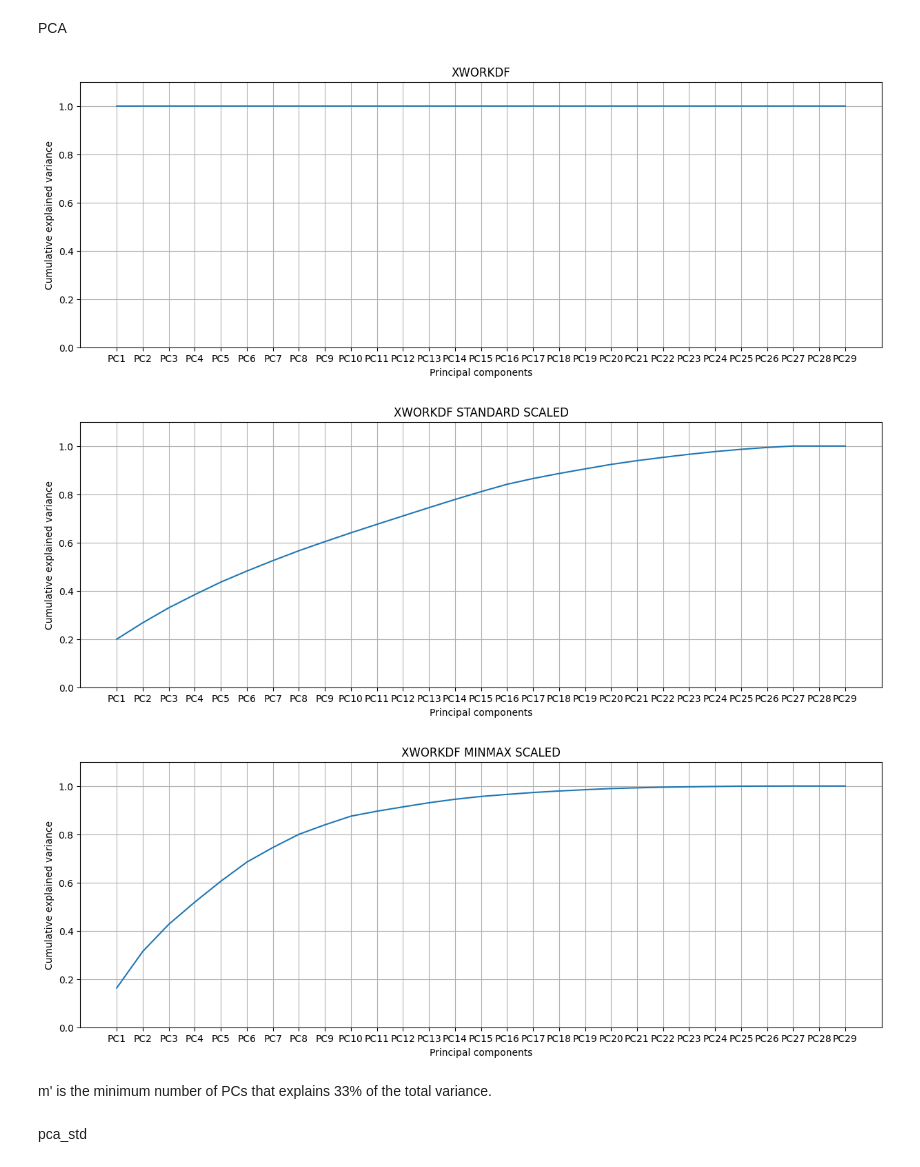
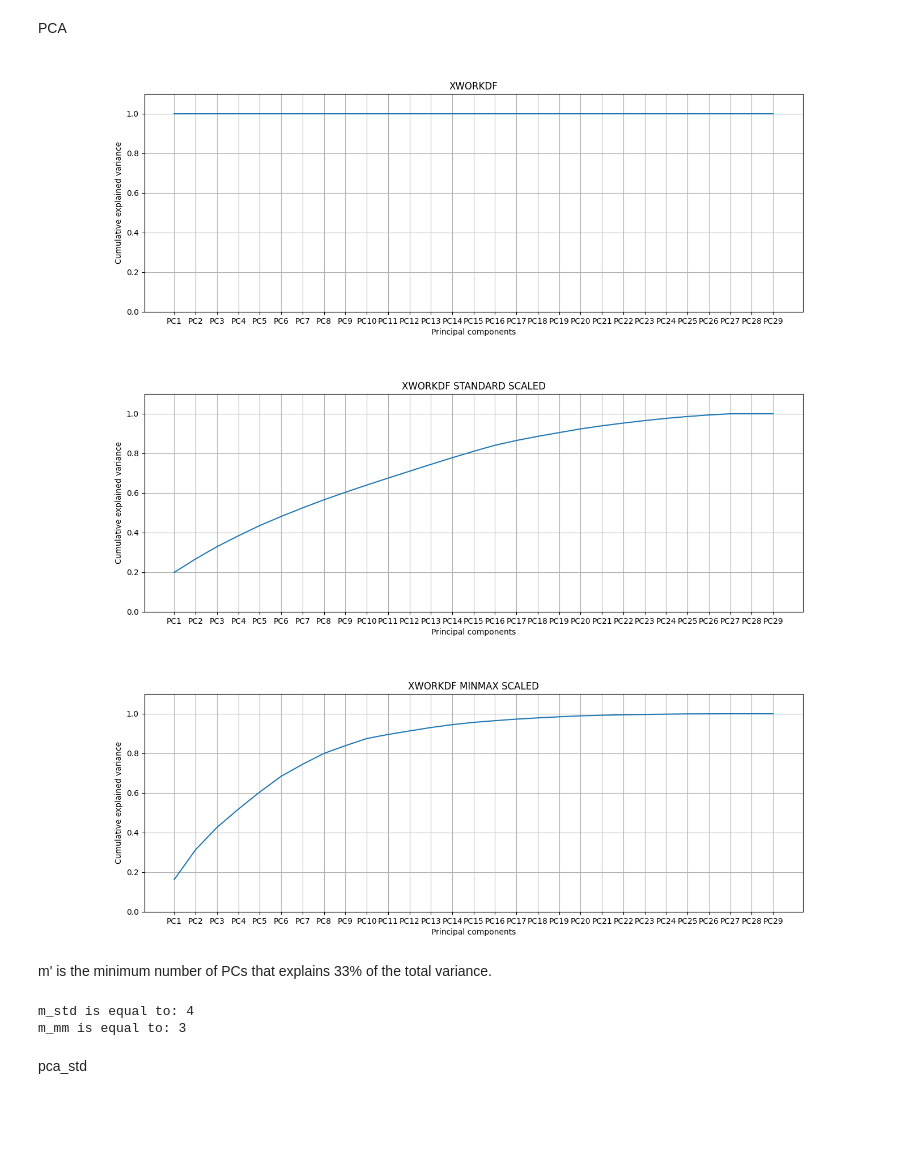
Before and after one commit to MarcoMungaiCoppolino/Data-Science-Portfolio, a Jupyter notebook: PROGETTO/HomeWork_1/MungaiCoppolinoPellegrino.ipynb, the cells around one changed output. Drawn from its saved outputs; the diff is of its cells as text; code cells hidden in the pictures; blank space fills up the shorter version.

```diff
--- a/PROGETTO/HomeWork_1/MungaiCoppolinoPellegrino.ipynb
+++ b/PROGETTO/HomeWork_1/MungaiCoppolinoPellegrino.ipynb
@@ -315,42 +316,42 @@ explained_variance_mm = np.cumsum(pca_mm.explained_variance_ratio_)
 plt.figure(figsize=(15, 5))
 plt.plot(np.cumsum(pca_nostd.explained_variance_ratio_))
 plt.title('XWORKDF')
 plt.ylim([0, 1.1])
-plt.xticks(ticks=np.arange(pca_nostd.n_features_),
-           labels=[f'PC{i + 1}' for i in range(pca_nostd.n_features_)])
+plt.xticks(ticks=np.arange(pca_nostd.n_features_in_),
+           labels=[f'PC{i + 1}' for i in range(pca_nostd.n_features_in_)])
 plt.xlabel('Principal components')
 plt.ylabel('Cumulative explained variance')
 plt.grid()
 plt.show()
 
 
 #pca_std
 plt.figure(figsize=(15, 5))
 plt.plot(np.cumsum(pca_std.explained_variance_ratio_))
 plt.title('XWORKDF STANDARD SCALED')
 plt.ylim([0, 1.1])
-plt.xticks(ticks=np.arange(pca_std.n_features_),
-           labels=[f'PC{i + 1}' for i in range(pca_std.n_features_)])
+plt.xticks(ticks=np.arange(pca_std.n_features_in_),
+           labels=[f'PC{i + 1}' for i in range(pca_std.n_features_in_)])
 plt.xlabel('Principal components')
 plt.ylabel('Cumulative explained variance')
 plt.grid()
 plt.show()
 
 #pca_mm
 plt.figure(figsize=(15, 5))
 plt.plot(np.cumsum(pca_mm.explained_variance_ratio_))
 plt.title('XWORKDF MINMAX SCALED')
 plt.ylim([0, 1.1])
-plt.xticks(ticks=np.arange(pca_mm.n_features_),
-           labels=[f'PC{i + 1}' for i in range(pca_mm.n_features_)])
+plt.xticks(ticks=np.arange(pca_mm.n_features_in_),
+           labels=[f'PC{i + 1}' for i in range(pca_mm.n_features_in_)])
 plt.xlabel('Principal components')
 plt.ylabel('Cumulative explained variance')
 plt.grid()
 plt.show()
 # %% [output]
-[figure, old version]
+[figure, new version]
-[figure, old version]
+[figure, new version]
-[figure, old version]
+[figure, new version]
 # %% [markdown]
 m' is the minimum number of PCs that explains 33% of the total variance.
 # %%
@@ -361,11 +362,17 @@ m_prime_mm = np.argmax(explained_variance_mm > 0.33) + 1
 m_std = min(m_prime_std, 5)
 m_mm = min(m_prime_mm, 5)
 
+print(f'm_std is equal to: {m_std}')
+print(f'm_mm is equal to: {m_mm}')
+
 pca_std = PCA(n_components=m_std, random_state = rs)
 pca_mm = PCA(n_components=m_mm, random_state=rs)
 
 Y_Xworkdf_std = pca_std.fit_transform(Xworkdf_std)
 Y_Xworkdf_mm = pca_mm.fit_transform(Xworkdf_mm)
+# %% [output]
+m_std is equal to: 4
+m_mm is equal to: 3
 # %% [markdown]
 pca_std
 # %%
```
Also changed, not shown: parts of 14 cells of this notebook, 1 other file.
